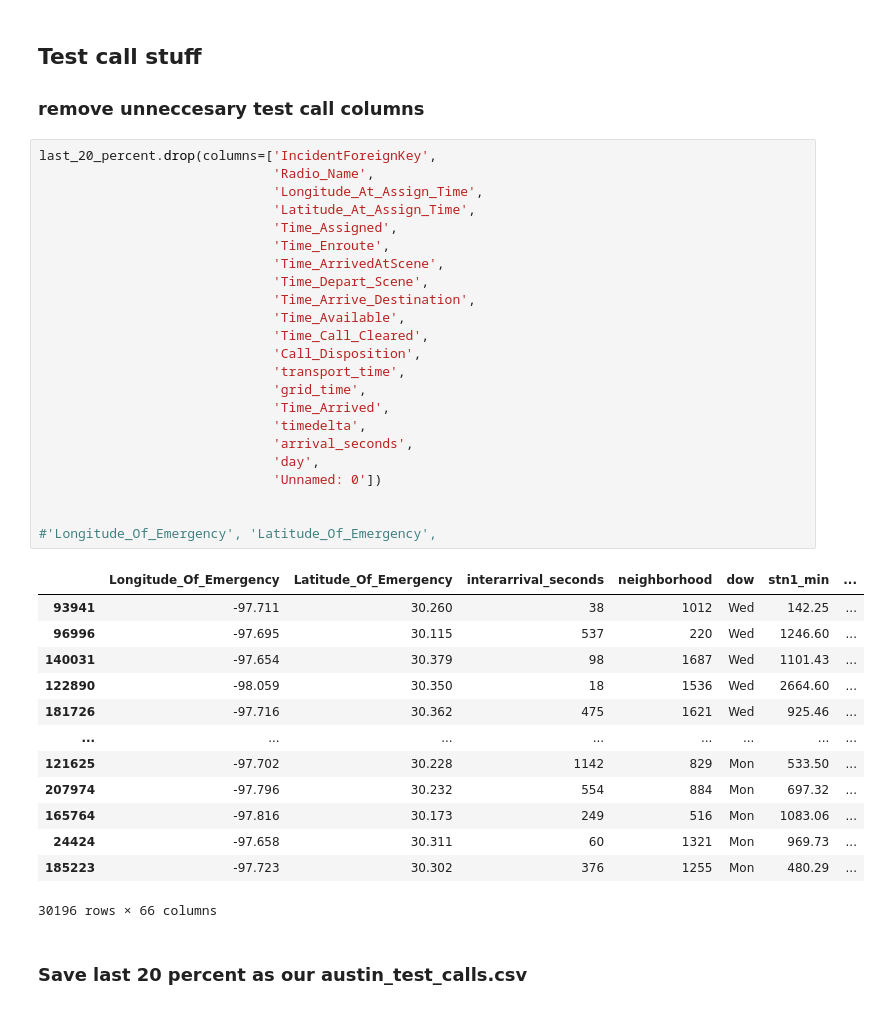
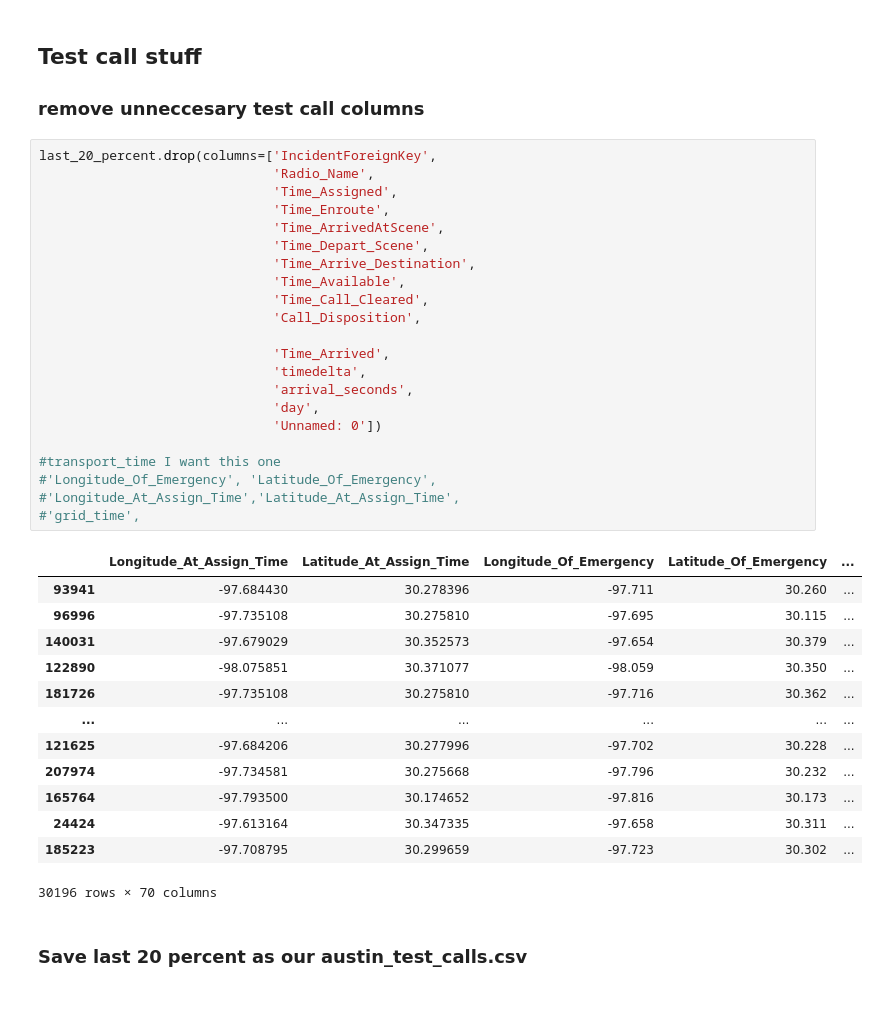
Before and after one commit to joshua-ong/AmbulanceDeployment, a Jupyter notebook: Data_Preprocessing/train_test_split_hourly_calls.ipynb, the cells around one changed output. Drawn from its saved outputs; the diff is of its cells as text.

```diff
--- a/Data_Preprocessing/train_test_split_hourly_calls.ipynb
+++ b/Data_Preprocessing/train_test_split_hourly_calls.ipynb
@@ -260,40 +260,39 @@ len(first_80_percent) + len(last_20_percent)
 # %%
 last_20_percent.drop(columns=['IncidentForeignKey',
                               'Radio_Name',
-                              'Longitude_At_Assign_Time',
-                              'Latitude_At_Assign_Time',
                               'Time_Assigned',
                               'Time_Enroute',
                               'Time_ArrivedAtScene',
                               'Time_Depart_Scene',
                               'Time_Arrive_Destination',
                               'Time_Available',
                               'Time_Call_Cleared',
                               'Call_Disposition',
-                              'transport_time',
-                              'grid_time',
+
                               'Time_Arrived',
                               'timedelta',
                               'arrival_seconds',
                               'day',
                               'Unnamed: 0'])
 
-
+#transport_time I want this one
 #'Longitude_Of_Emergency', 'Latitude_Of_Emergency',
+#'Longitude_At_Assign_Time','Latitude_At_Assign_Time',
+#'grid_time',
 # %% [output]
-|  | Longitude_Of_Emergency | Latitude_Of_Emergency | interarrival_seconds | neighborhood | dow | stn1_min | ... |
-| 93941 | -97.711 | 30.260 | 38 | 1012 | Wed | 142.25 | ... |
-| 96996 | -97.695 | 30.115 | 537 | 220 | Wed | 1246.60 | ... |
-| 140031 | -97.654 | 30.379 | 98 | 1687 | Wed | 1101.43 | ... |
-| 122890 | -98.059 | 30.350 | 18 | 1536 | Wed | 2664.60 | ... |
-| 181726 | -97.716 | 30.362 | 475 | 1621 | Wed | 925.46 | ... |
-| ... | ... | ... | ... | ... | ... | ... | ... |
-| 121625 | -97.702 | 30.228 | 1142 | 829 | Mon | 533.50 | ... |
-| 207974 | -97.796 | 30.232 | 554 | 884 | Mon | 697.32 | ... |
-| 165764 | -97.816 | 30.173 | 249 | 516 | Mon | 1083.06 | ... |
-| 24424 | -97.658 | 30.311 | 60 | 1321 | Mon | 969.73 | ... |
-| 185223 | -97.723 | 30.302 | 376 | 1255 | Mon | 480.29 | ... |
+|  | Longitude_At_Assign_Time | Latitude_At_Assign_Time | Longitude_Of_Emergency | Latitude_Of_Emergency | ... |
+| 93941 | -97.684430 | 30.278396 | -97.711 | 30.260 | ... |
+| 96996 | -97.735108 | 30.275810 | -97.695 | 30.115 | ... |
+| 140031 | -97.679029 | 30.352573 | -97.654 | 30.379 | ... |
+| 122890 | -98.075851 | 30.371077 | -98.059 | 30.350 | ... |
+| 181726 | -97.735108 | 30.275810 | -97.716 | 30.362 | ... |
+| ... | ... | ... | ... | ... | ... |
+| 121625 | -97.684206 | 30.277996 | -97.702 | 30.228 | ... |
+| 207974 | -97.734581 | 30.275668 | -97.796 | 30.232 | ... |
+| 165764 | -97.793500 | 30.174652 | -97.816 | 30.173 | ... |
+| 24424 | -97.613164 | 30.347335 | -97.658 | 30.311 | ... |
+| 185223 | -97.708795 | 30.299659 | -97.723 | 30.302 | ... |
-30196 rows × 66 columns
+30196 rows × 70 columns
 # %% [markdown]
 ### Save last 20 percent as our austin_test_calls.csv
 # %%
```
Also changed, not shown: parts of 10 cells of this notebook, 5 other files.
